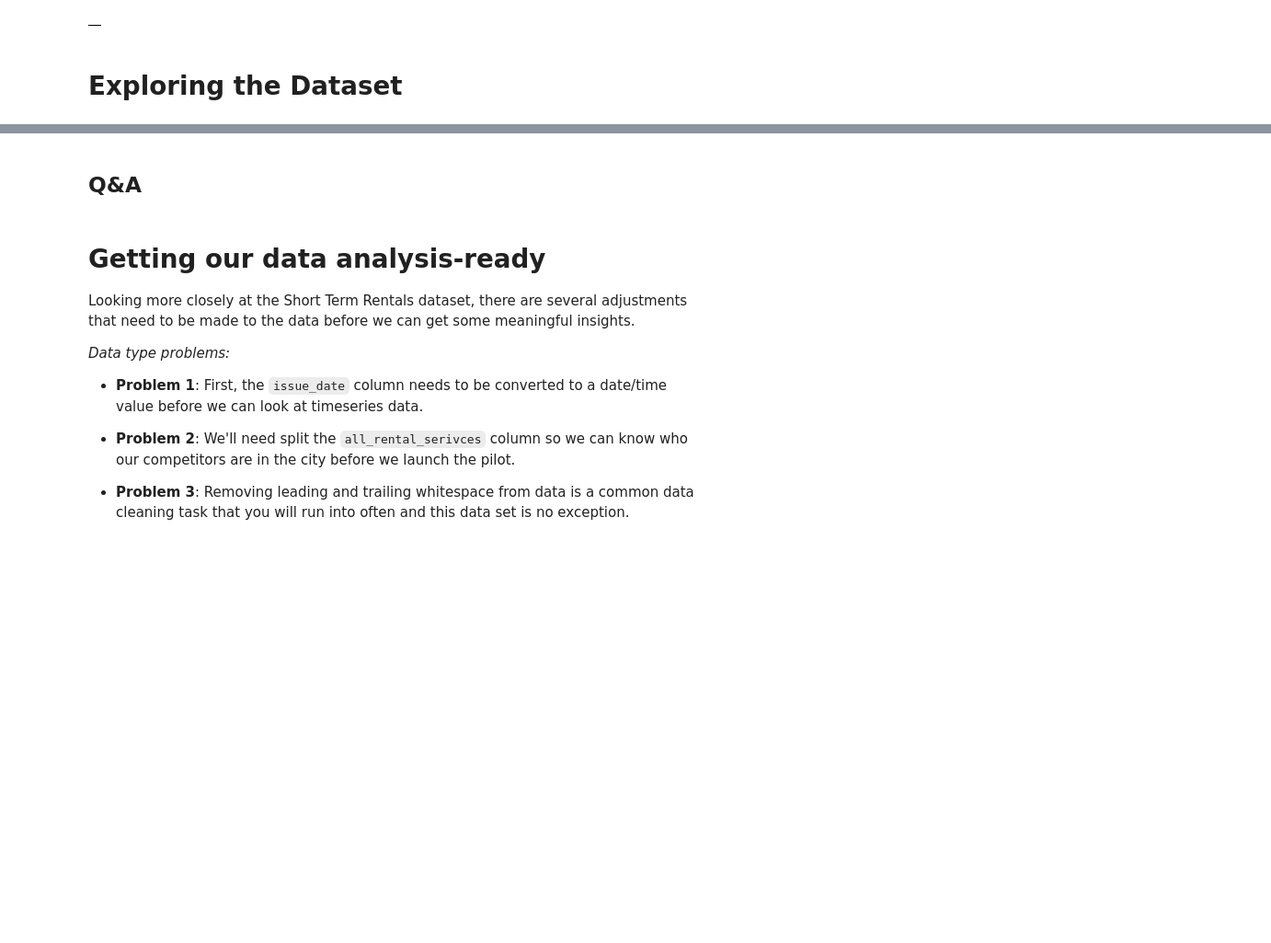
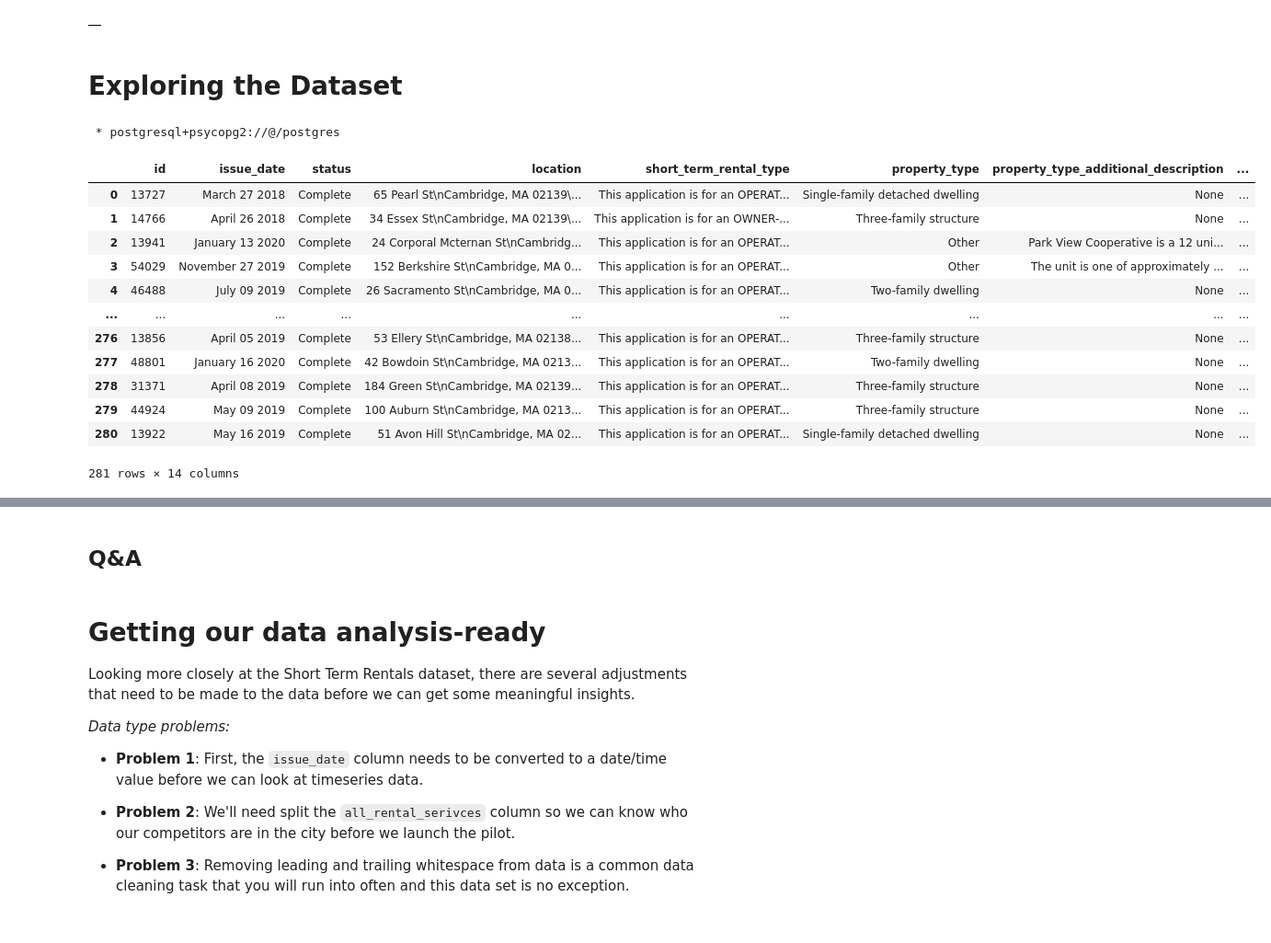
Before and after one commit to ratfarts/datasciencecoursera, a Jupyter notebook: Copy_of_String_Manipulation_in_SQL_Live_training_student.ipynb, the cells around one changed output, grey strips where cells are left out. Shown: that part at 92% size. Cells and saved outputs as stored; diff of their text form; code cells hidden in the pictures; blank space fills up the shorter version.

```diff
--- a/Copy_of_String_Manipulation_in_SQL_Live_training_student.ipynb
+++ b/Copy_of_String_Manipulation_in_SQL_Live_training_student.ipynb
@@ -89,7 +89,24 @@ FROM '/content/short_term_rentals.csv' DELIMITER ',' CSV HEADER;
 # %%
 %%sql
 
 -- View the entire dataset
+select *
+FROM rentals;
+# %% [output]
+ * postgresql+psycopg2://@/postgres
+|  | id | issue_date | status | location | short_term_rental_type | property_type | property_type_additional_description | ... |
+| 0 | 13727 | March 27 2018 | Complete | 65 Pearl St\nCambridge, MA 02139\... | This application is for an OPERAT... | Single-family detached dwelling | None | ... |
+| 1 | 14766 | April 26 2018 | Complete | 34 Essex St\nCambridge, MA 02139\... | This application is for an OWNER-... | Three-family structure | None | ... |
+| 2 | 13941 | January 13 2020 | Complete | 24 Corporal Mcternan St\nCambridg... | This application is for an OPERAT... | Other | Park View Cooperative is a 12 uni... | ... |
+| 3 | 54029 | November 27 2019 | Complete | 152 Berkshire St\nCambridge, MA 0... | This application is for an OPERAT... | Other | The unit is one of approximately ... | ... |
+| 4 | 46488 | July 09 2019 | Complete | 26 Sacramento St\nCambridge, MA 0... | This application is for an OPERAT... | Two-family dwelling | None | ... |
+| ... | ... | ... | ... | ... | ... | ... | ... | ... |
+| 276 | 13856 | April 05 2019 | Complete | 53 Ellery St\nCambridge, MA 02138... | This application is for an OPERAT... | Three-family structure | None | ... |
+| 277 | 48801 | January 16 2020 | Complete | 42 Bowdoin St\nCambridge, MA 0213... | This application is for an OPERAT... | Two-family dwelling | None | ... |
+| 278 | 31371 | April 08 2019 | Complete | 184 Green St\nCambridge, MA 02139... | This application is for an OPERAT... | Three-family structure | None | ... |
+| 279 | 44924 | May 09 2019 | Complete | 100 Auburn St\nCambridge, MA 0213... | This application is for an OPERAT... | Three-family structure | None | ... |
+| 280 | 13922 | May 16 2019 | Complete | 51 Avon Hill St\nCambridge, MA 02... | This application is for an OPERAT... | Single-family detached dwelling | None | ... |
+281 rows × 14 columns
 # %%
 %%sql
 
```
Also changed, not shown: parts of 14 cells of this notebook.
